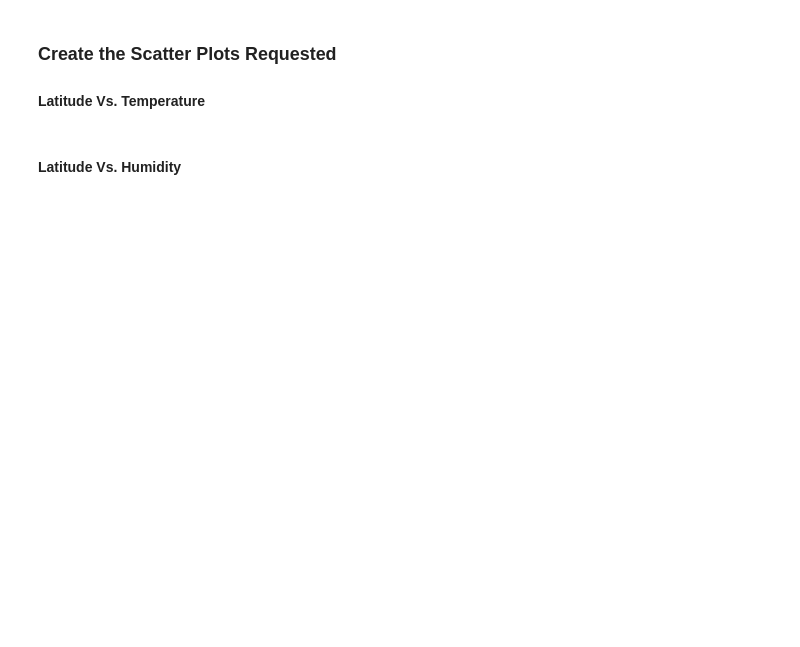
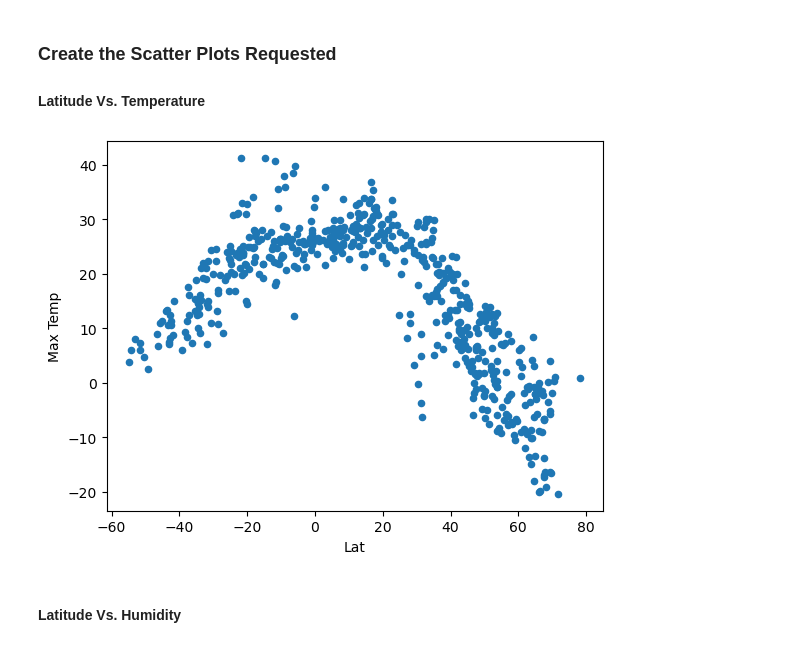
Before and after one commit to akanshark/python-api-challenge, a Jupyter notebook: WeatherPy.ipynb, the cells around one changed output. Saved outputs shown, nothing was run; the diff lists cells and outputs as text; code cells hidden in the pictures; blank space fills up the shorter version.

```diff
--- a/WeatherPy.ipynb
+++ b/WeatherPy.ipynb
@@ -182,16 +190,18 @@ city_data_df.head()
 #### Latitude Vs. Temperature
 # %%
 # Build scatter plot for latitude vs. temperature
-# YOUR CODE HERE
+city_data_df.plot.scatter(x='Lat', y='Max Temp')
 
 # Incorporate the other graph properties
 # YOUR CODE HERE
 
 # Save the figure
 plt.savefig("output_data/Fig1.png")
 
 # Show plot
 plt.show()
+# %% [output]
+[figure, added]
 # %% [markdown]
 #### Latitude Vs. Humidity
 # %%
```
Also changed, not shown: parts of 31 cells of this notebook, 13 other files.
